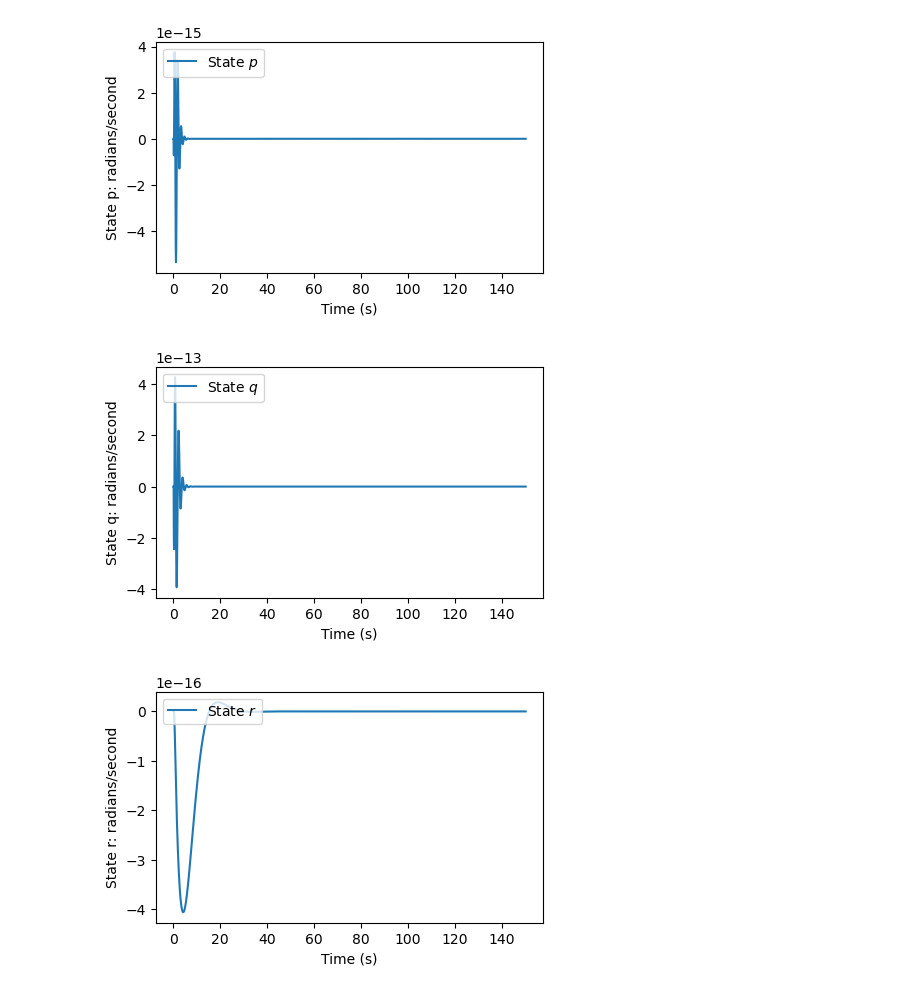
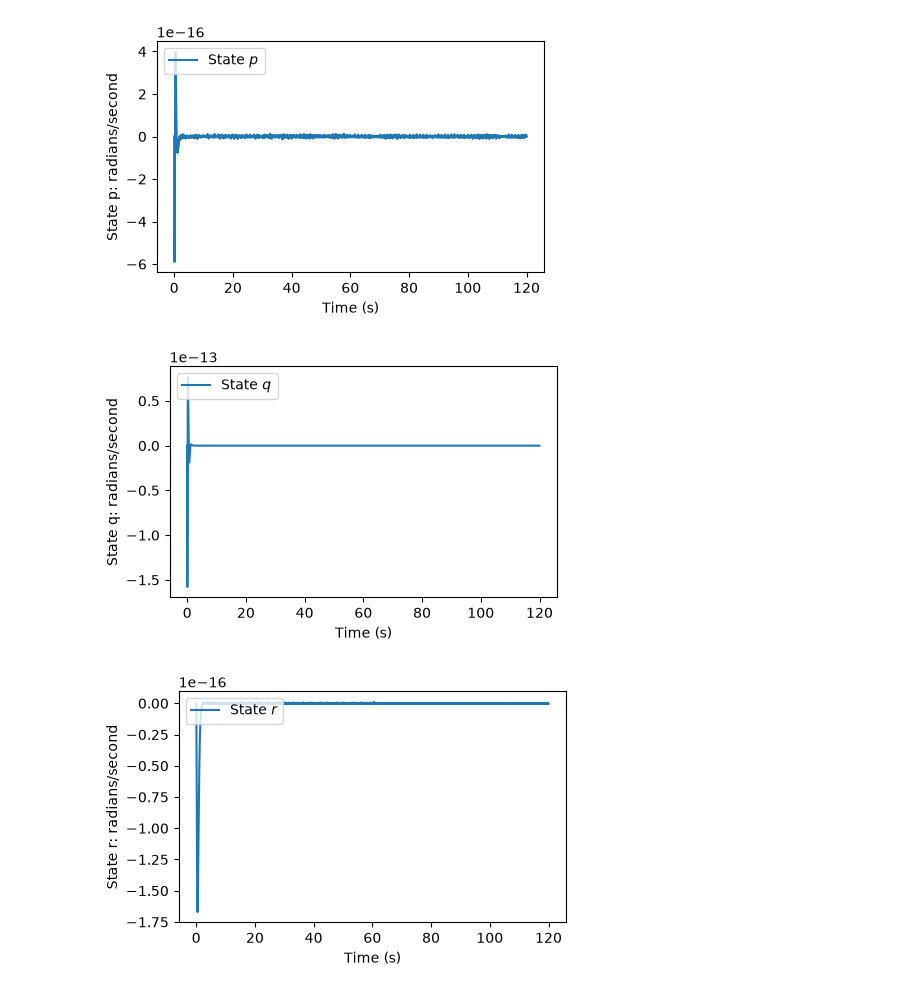
Before and after one commit to AhmedKhan04/AE352-Drone-Project, a Jupyter notebook: simulation.ipynb, the cells around one changed output. Saved outputs shown, nothing was run; the diff lists cells and outputs as text; code cells hidden in the pictures.

```diff
--- a/simulation.ipynb
+++ b/simulation.ipynb
@@ -18,14 +18,14 @@ u_sym = deepcopy(u)
 
 # Define constants
 
-Ixx, Iyy, Izz = 10e-3,10e-3,10e-3 # place holders for now
-Inertia = sp.diag(Ixx, Iyy,Izz)
+Ixx, Iyy, Izz = 0.0182, 0.0169, 0.0253
+Inertia = sp.diag(Ixx, Iyy, Izz)
 
-m = 0.1 # kg place holder for now
+m = 1.4367
 g = 9.81
 
-l = 0.16 # distance from the COM to the motor  PLACEHOLDER
-angle_arm = sp.pi/3 # angle relative to the arm and the horizontal PLACEHOLDER
+l = 0.25
+angle_arm = sp.pi/4
 
 # Define the Rotation Matrix
 
@@ -43,9 +43,9 @@ def get_R_ItoB(theta, phi, gamma):
 
 # rpm = sp.Matrix([1,1,1,1]) #
 
-density = 1.225 # kg/m^3 air density
-CT = 0.9 # Thrust coefficient from propeller
-D = 0.0254 # Propeller diameter
+density = 1.225
+CT = 0.094
+D = 0.254
 
 def get_thrust(rpm_vec):
     thrust = sp.Matrix([0, 0, (CT * density * D**4 * rpm_vec.applyfunc(lambda x: (x/60)**2)).dot(sp.ones(4,1))])
@@ -60,7 +60,7 @@ def get_thrust_components(rpm_vec):
 
 # Define the torque equations and lever arms
 angles_arms = sp.Matrix([angle_arm,sp.pi - angle_arm, angle_arm + sp.pi, -angle_arm])
-kq = 0.1 # PLACEHOLDER
+kq = 0.055
 
 def get_torques(u):
     T_vec = get_thrust_components(u)
@@ -215,14 +215,14 @@ def get_straight_path_z(initial_state, target_state, steps):
     state_hist = []
     time_hist = []
     current_time = 0.0
-    dt = 0.1
+    dt = 0.01
     for z_var in z_linspace:
         state_hist.append(sp.Matrix([0,0,z_var, 0,0,0, 0,0,0,0,0,0]))
         current_time += dt
         time_hist.append(current_time)
     return state_hist, time_hist
 
-states, times = get_straight_path_z(initial_state, target_state, 1500)
+states, times = get_straight_path_z(initial_state, target_state, 12000)
 time_hist, state_hist = follow_path(states, times)
 
 
@@ -250,6 +250,6 @@ plt.show()
-[figure, old version]
+[figure, new version]
-[figure, old version]
+[figure, new version]
-[figure, old version]
+[figure, new version]
 # %%
 states_np = np.array([np.array(s.tolist(), dtype=float).flatten() for s in state_hist])
 
```
Also changed, not shown: parts of 8 cells of this notebook.
